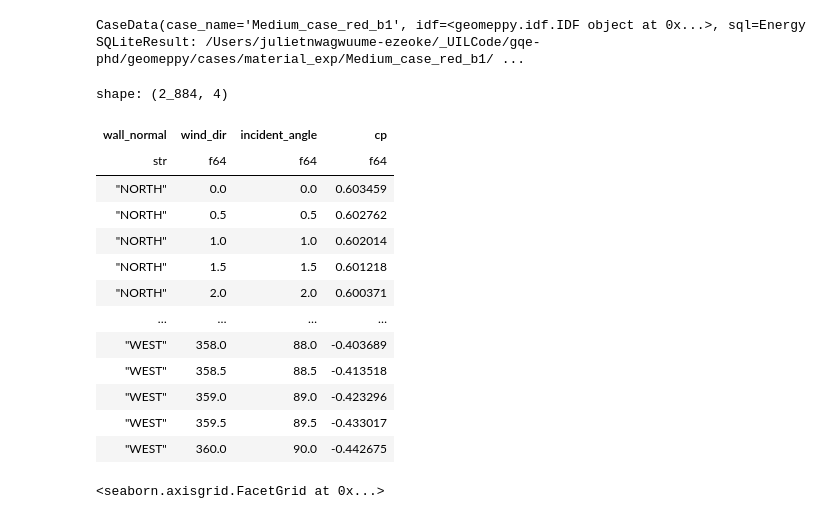
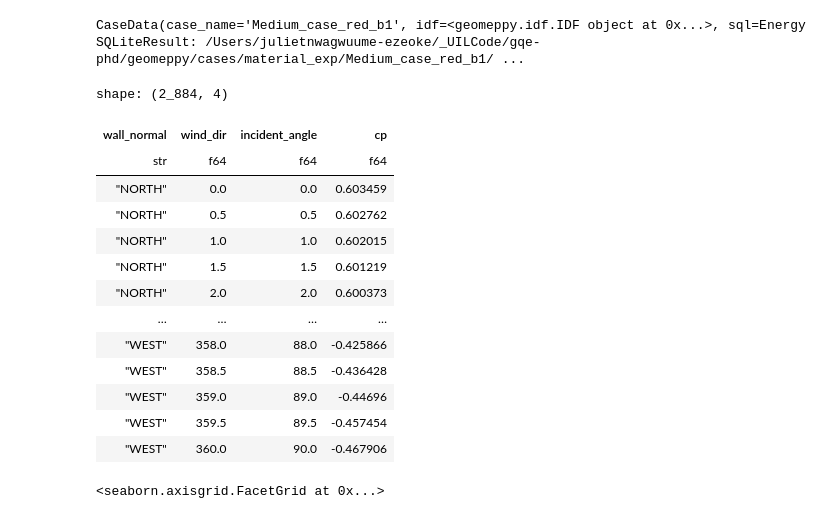
Before and after one commit to juliet29/plan2EPlus, a Jupyter notebook: _notebooks/t07_cp_equation.ipynb, the cells around one changed output. Cells and saved outputs as stored; diff of their text form; code cells hidden in the pictures.

```diff
--- a/_notebooks/t07_cp_equation.ipynb
+++ b/_notebooks/t07_cp_equation.ipynb
@@ -49,4 +49,11 @@ from typing import NamedTuple
 # %%
+side_ratio_map = {
+    "NORTH": math.log(8/5),
+    "SOUTH": math.log(8/5),
+    "EAST": math.log(5/8),
+    "WEST": math.log(5/6),
+}
+
 class AngleSurfacePair(NamedTuple):
     wall_normal: WallNormal
     wind_dir: float
@@ -56,5 +63,6 @@ class IncidentAngleData(NamedTuple):
     wind_dir: float
     incident_angle: float
 
-class CpData(IncidentAngleData):
-    cp: float
+    @property
+    def side_ratio_fac(self):
+        return side_ratio_map[self.wall_normal_name]
@@ -61,29 +76,29 @@ class CpData(IncidentAngleData):
 # %%
 angles_data =[ AngleSurfacePair(*j) for j in product([i for i in WallNormal], wind_dirs)]
 incident_angles = [IncidentAngleData(i.wall_normal.name, i.wind_dir, compute_incident_wind_dir_angle(i.wall_normal.value, i.wind_dir)) for i in angles_data]
 cps = [calc_cp(i.incident_angle) for i in incident_angles]
 df = pl.DataFrame(data= {
     "wall_normal": [i.wall_normal_name for i in incident_angles],
     "wind_dir": [i.wind_dir for i in incident_angles],
     "incident_angle": [i.incident_angle for i in incident_angles],
-    "cp": [calc_cp(i.incident_angle) for i in incident_angles]
+    "cp": [calc_cp(i.incident_angle,i.side_ratio_fac) for i in incident_angles]
 })
 df
 # %% [output]
 shape: (2_884, 4)
 | wall_normal | wind_dir | incident_angle | cp |
 | str | f64 | f64 | f64 |
 | "NORTH" | 0.0 | 0.0 | 0.603459 |
 | "NORTH" | 0.5 | 0.5 | 0.602762 |
-| "NORTH" | 1.0 | 1.0 | 0.602014 |
-| "NORTH" | 1.5 | 1.5 | 0.601218 |
-| "NORTH" | 2.0 | 2.0 | 0.600371 |
+| "NORTH" | 1.0 | 1.0 | 0.602015 |
+| "NORTH" | 1.5 | 1.5 | 0.601219 |
+| "NORTH" | 2.0 | 2.0 | 0.600373 |
 | … | … | … | … |
-| "WEST" | 358.0 | 88.0 | -0.403689 |
-| "WEST" | 358.5 | 88.5 | -0.413518 |
-| "WEST" | 359.0 | 89.0 | -0.423296 |
-| "WEST" | 359.5 | 89.5 | -0.433017 |
-| "WEST" | 360.0 | 90.0 | -0.442675 |
+| "WEST" | 358.0 | 88.0 | -0.425866 |
+| "WEST" | 358.5 | 88.5 | -0.436428 |
+| "WEST" | 359.0 | 89.0 | -0.44696 |
+| "WEST" | 359.5 | 89.5 | -0.457454 |
+| "WEST" | 360.0 | 90.0 | -0.467906 |
 # %%
 # df = df.with_columns(adj_wind_dir=pl.when(pl.col("wind_dir") > 180).then(180 - pl.col("wind_dir") ).otherwise(pl.col("wind_dir") ))
 # df.head()
```
Also changed, not shown: parts of 32 cells of this notebook, 1 other file.
